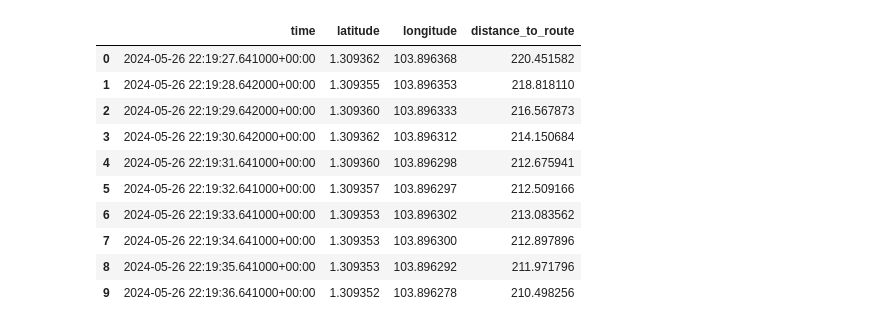
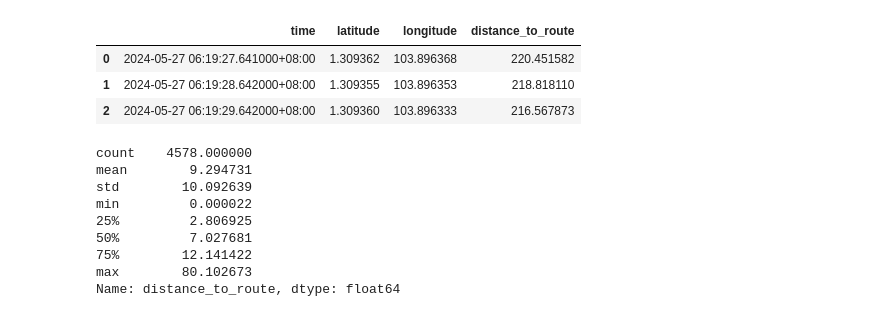
Before and after one commit to evgeniyarbatov/garmin-vs-polar, a Jupyter notebook: notebooks/Error in location recording.ipynb, the cells around one changed output. Saved outputs shown, nothing was run; the diff lists cells and outputs as text; code cells hidden in the pictures.

```diff
--- a/notebooks/Error in location recording.ipynb
+++ b/notebooks/Error in location recording.ipynb
@@ -52,40 +71,34 @@ garmin_df.head(10)
 # %%
 query = """
 WITH ordered_route_points AS (
     SELECT location
     FROM gpx_route
     ORDER BY id
 ),
 route_linestring AS (
     SELECT ST_MakeLine(ST_Transform(location, 3857)) AS route
     FROM ordered_route_points
 )
 
 SELECT
     time,
     ST_Y(location) AS latitude,
     ST_X(location) AS longitude,
     ST_Distance(ST_Transform(location, 3857), (SELECT route FROM route_linestring)) AS distance_to_route
 FROM
     polar_route;
 """
 
 with conn.cursor() as cur:
     cur.execute(query)
     rows = cur.fetchall()
 
 polar_df = pd.DataFrame(rows, columns=["time", "latitude", "longitude", "distance_to_route"])
+polar_df['time'] = polar_df['time'].apply(lambda x: x.astimezone(timezone('Asia/Singapore')))
 
-polar_df.head(10)
+polar_df.head(3)
 # %% [output]
 |  | time | latitude | longitude | distance_to_route |
-| 0 | 2024-05-26 22:19:27.641000+00:00 | 1.309362 | 103.896368 | 220.451582 |
-| 1 | 2024-05-26 22:19:28.642000+00:00 | 1.309355 | 103.896353 | 218.818110 |
-| 2 | 2024-05-26 22:19:29.642000+00:00 | 1.309360 | 103.896333 | 216.567873 |
-| 3 | 2024-05-26 22:19:30.642000+00:00 | 1.309362 | 103.896312 | 214.150684 |
-| 4 | 2024-05-26 22:19:31.641000+00:00 | 1.309360 | 103.896298 | 212.675941 |
-| 5 | 2024-05-26 22:19:32.641000+00:00 | 1.309357 | 103.896297 | 212.509166 |
-| 6 | 2024-05-26 22:19:33.641000+00:00 | 1.309353 | 103.896302 | 213.083562 |
-| 7 | 2024-05-26 22:19:34.641000+00:00 | 1.309353 | 103.896300 | 212.897896 |
-| 8 | 2024-05-26 22:19:35.641000+00:00 | 1.309353 | 103.896292 | 211.971796 |
-| 9 | 2024-05-26 22:19:36.641000+00:00 | 1.309352 | 103.896278 | 210.498256 |
+| 0 | 2024-05-27 06:19:27.641000+08:00 | 1.309362 | 103.896368 | 220.451582 |
+| 1 | 2024-05-27 06:19:28.642000+08:00 | 1.309355 | 103.896353 | 218.818110 |
+| 2 | 2024-05-27 06:19:29.642000+08:00 | 1.309360 | 103.896333 | 216.567873 |
@@ -92,3 +110,15 @@ polar_df.head(10)
+# %%
+polar_df['distance_to_route'].describe()
+# %% [output]
+count    4578.000000
+mean        9.294731
+std        10.092639
+min         0.000022
+25%         2.806925
+50%         7.027681
+75%        12.141422
+max        80.102673
+Name: distance_to_route, dtype: float64
 # %%
 plt.figure(figsize=(12, 6))
 plt.plot(polar_df['time'], polar_df['distance_to_route'], color='blue', label='Polar')
```
Also changed, not shown: parts of 8 cells of this notebook, 1 other file.
